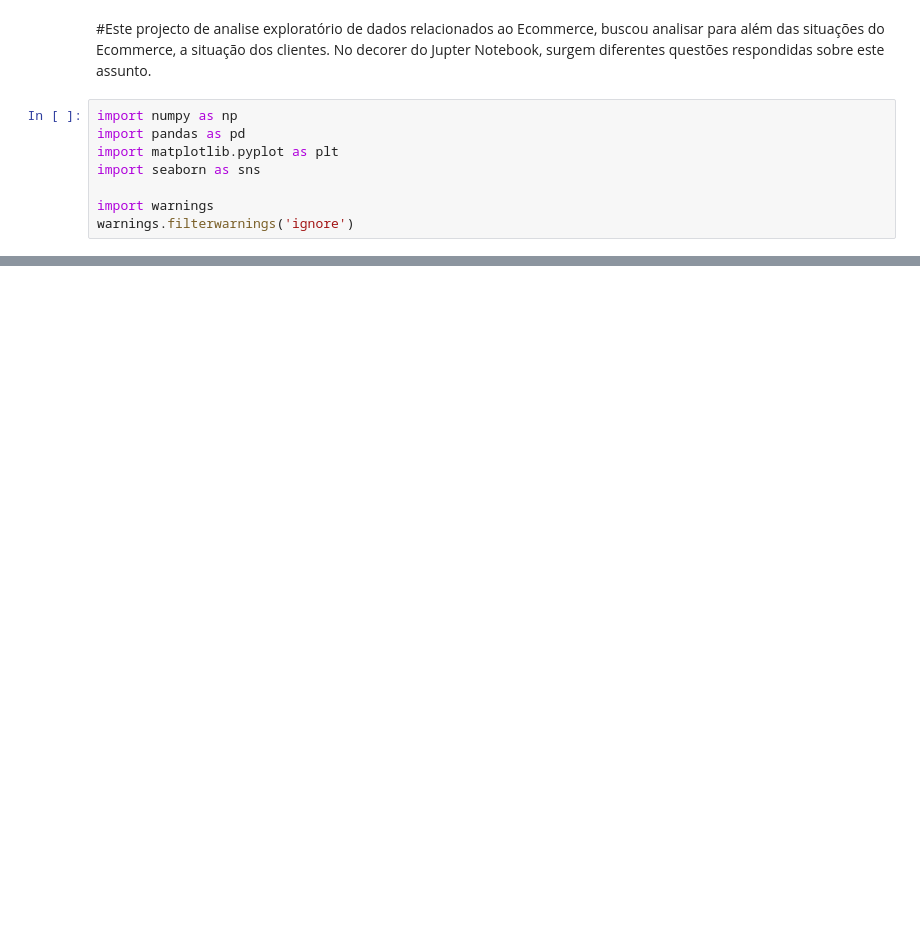
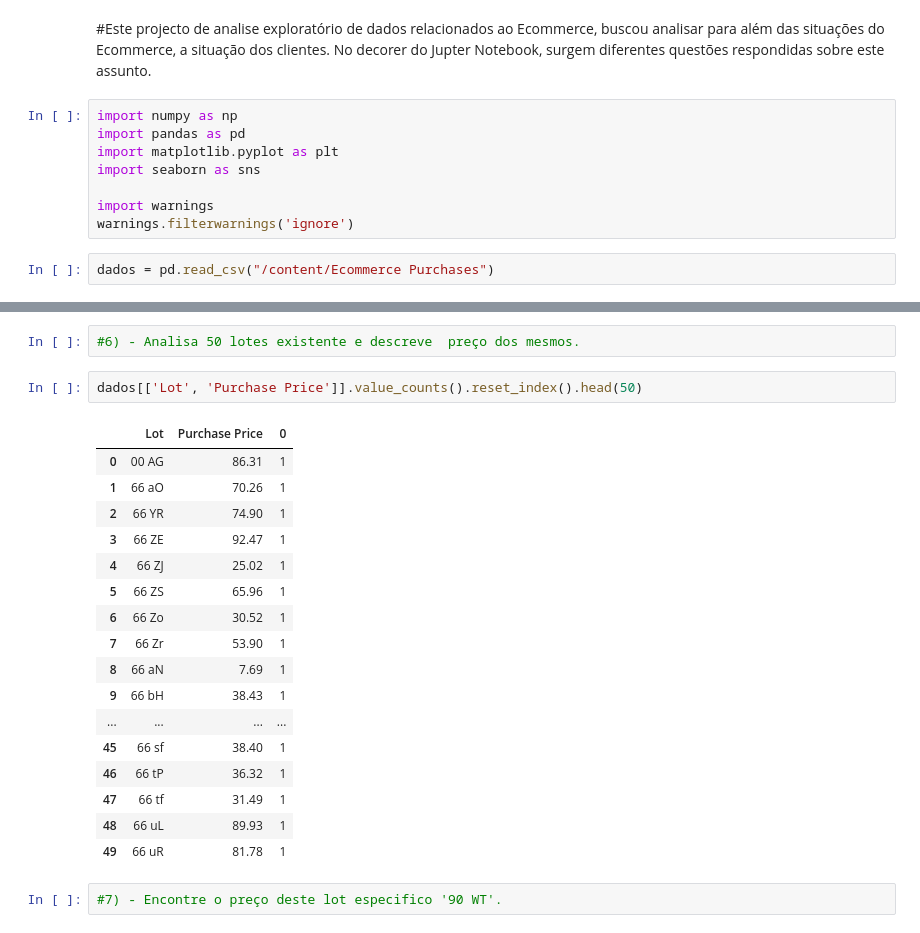
Before and after one commit to Gcango/Ecommerce_Analise, a Jupyter notebook: Exploração_Analise_dados_Ecomm.ipynb, the cells around one changed output, grey strips where cells are left out. Saved outputs shown, nothing was run; the diff lists cells and outputs as text; blank space fills up the shorter version.

```diff
--- a/Exploração_Analise_dados_Ecomm.ipynb
+++ b/Exploração_Analise_dados_Ecomm.ipynb
@@ -10,3 +10,5 @@ import seaborn as sns
 
 import warnings
 warnings.filterwarnings('ignore')
+# %%
+dados = pd.read_csv("/content/Ecommerce Purchases")
@@ -12,0 +185,24 @@ warnings.filterwarnings('ignore')
+# %%
+#6) - Analisa 50 lotes existente e descreve  preço dos mesmos.
+# %%
+dados[['Lot', 'Purchase Price']].value_counts().reset_index().head(50)
+# %% [output]
+|  | Lot | Purchase Price | 0 |
+| 0 | 00 AG | 86.31 | 1 |
+| 1 | 66 aO | 70.26 | 1 |
+| 2 | 66 YR | 74.90 | 1 |
+| 3 | 66 ZE | 92.47 | 1 |
+| 4 | 66 ZJ | 25.02 | 1 |
+| 5 | 66 ZS | 65.96 | 1 |
+| 6 | 66 Zo | 30.52 | 1 |
+| 7 | 66 Zr | 53.90 | 1 |
+| 8 | 66 aN | 7.69 | 1 |
+| 9 | 66 bH | 38.43 | 1 |
+| ... | ... | ... | ... |
+| 45 | 66 sf | 38.40 | 1 |
+| 46 | 66 tP | 36.32 | 1 |
+| 47 | 66 tf | 31.49 | 1 |
+| 48 | 66 uL | 89.93 | 1 |
+| 49 | 66 uR | 81.78 | 1 |
+# %%
+#7) - Encontre o preço deste lot especifico '90 WT'.
```
Also changed, not shown: parts of 24 cells of this notebook.
